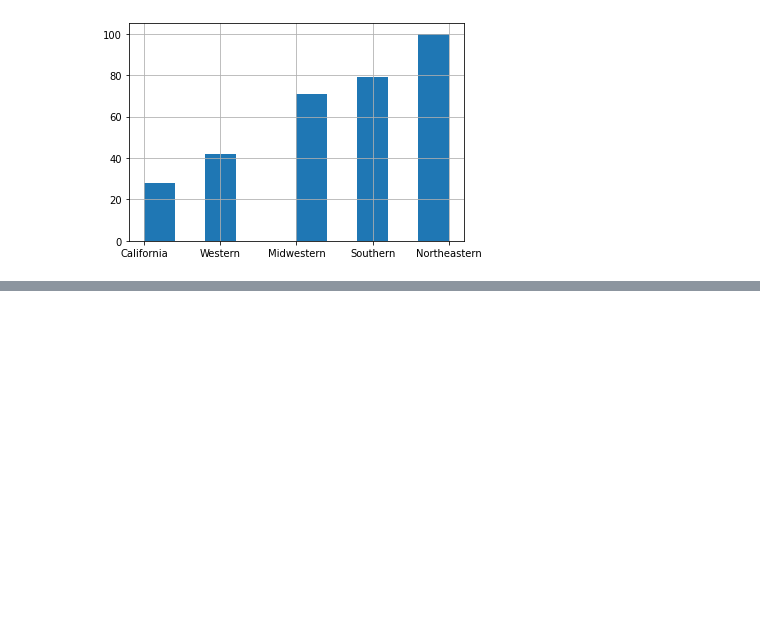
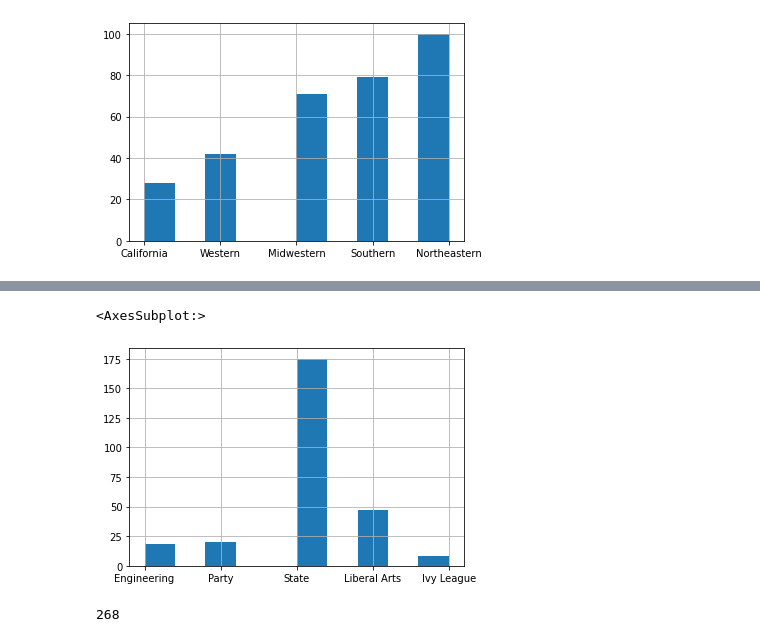
Before and after one commit to samcches/where_college_pays_off, a Jupyter notebook: where-college-pays-off.ipynb, the cells around one changed output, grey strips where cells are left out. Saved outputs shown, nothing was run; the diff lists cells and outputs as text; code cells hidden in the pictures; blank space fills up the shorter version.

```diff
--- a/where-college-pays-off.ipynb
+++ b/where-college-pays-off.ipynb
@@ -162,7 +162,7 @@ regions_df['Region'].hist()
 [figure]
 # %%
 macro_df = college_type_df.merge(regions_df, on='School Name')
-macro_df = macro_df.iloc[:, 0:8]
+macro_df = macro_df.iloc[:, 0:9]
 macro_df
 # %% [output]
 |  | School Name | School Type | Starting Median Salary_x | Mid-Career Median Salary_x | Mid-Career 10th Percentile Salary_x | ... |
@@ -180,0 +183,9 @@ macro_df
+# %%
+macro_df['School Type'].hist()
+# %% [output]
+<AxesSubplot:>
+[figure, added]
+# %%
+macro_df['Region'].count()
+# %% [output]
+268
```
Also changed, not shown: parts of 7 cells of this notebook, 1 other file.
